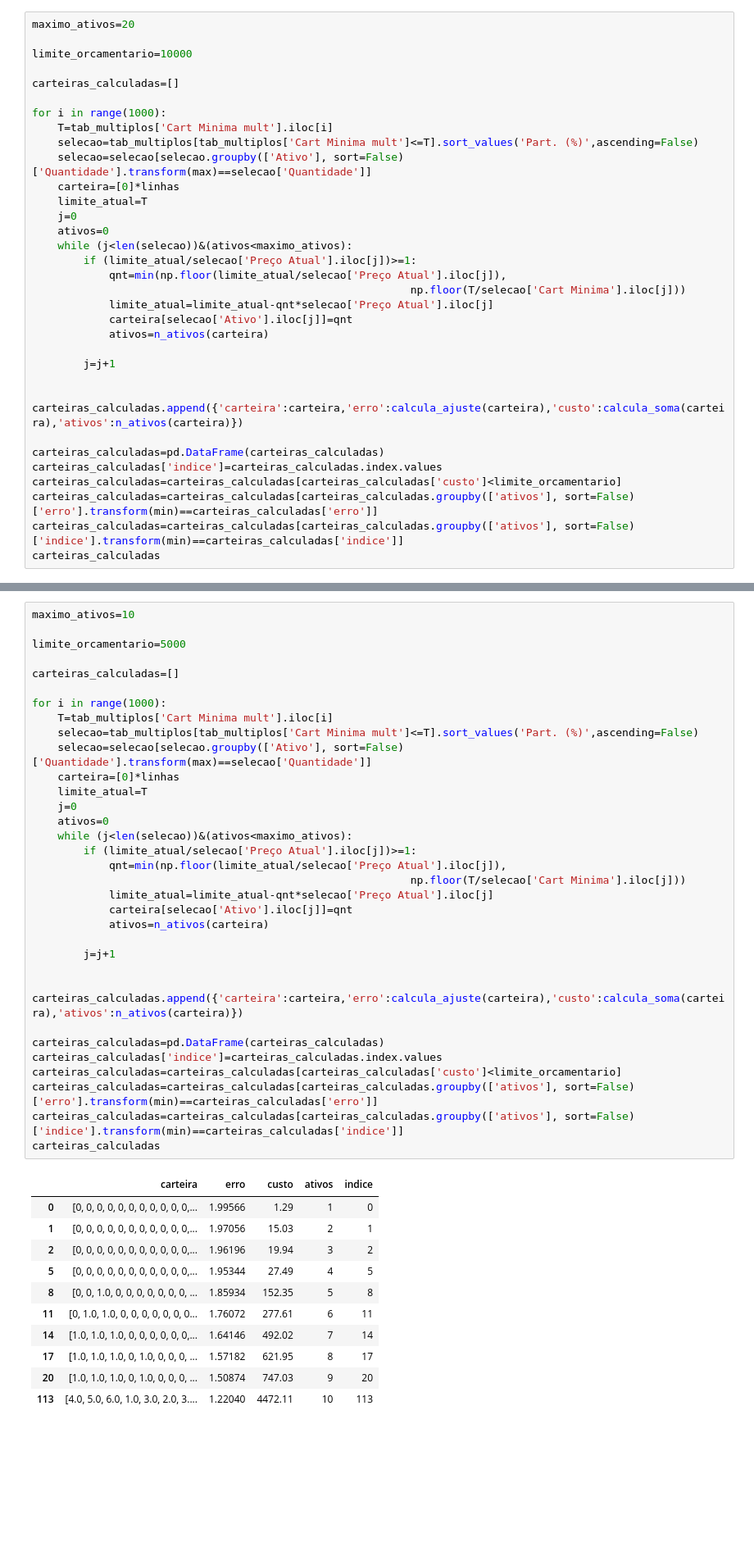
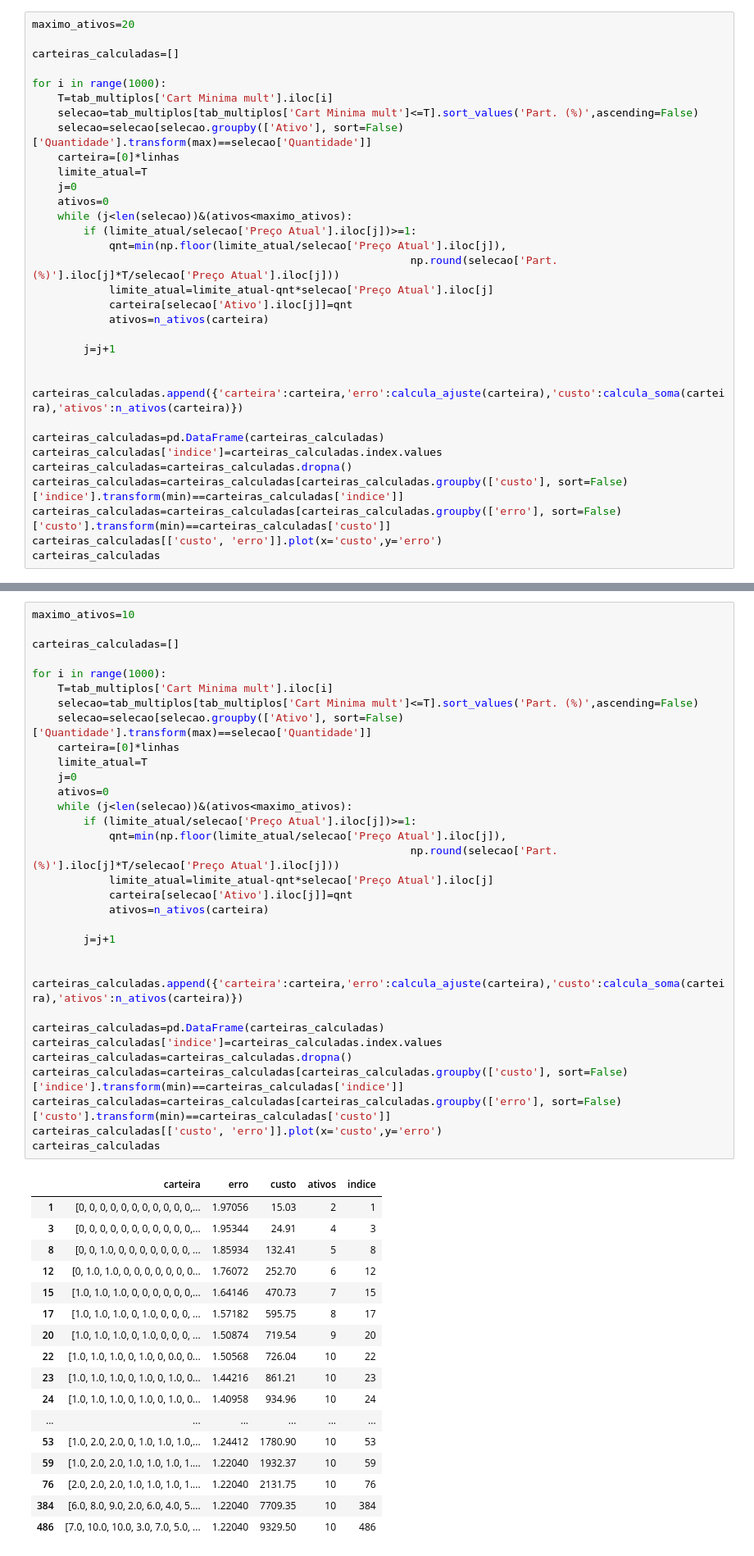
Before and after one commit to augustomaeda/IFIX, a Jupyter notebook: sol_analitica_final.ipynb, the cells around one changed output, grey strips where cells are left out. Shown at 82% size. Drawn from its saved outputs; the diff is of its cells as text; blank space fills up the shorter version.

```diff
--- a/sol_analitica_final.ipynb
+++ b/sol_analitica_final.ipynb
@@ -194,8 +194,6 @@ for i in range(1,len(qnt_max)):
 tab_multiplos=tab_multiplos.sort_values('Cart Minima mult')
 # %%
 maximo_ativos=20
-
-limite_orcamentario=10000
 
 carteiras_calculadas=[]
 
@@ -210,7 +208,7 @@ for i in range(1000):
     while (j<len(selecao))&(ativos<maximo_ativos):
         if (limite_atual/selecao['Preço Atual'].iloc[j])>=1:
             qnt=min(np.floor(limite_atual/selecao['Preço Atual'].iloc[j]),
-                                                           np.floor(T/selecao['Cart Minima'].iloc[j]))
+                                                           np.round(selecao['Part. (%)'].iloc[j]*T/selecao['Preço Atual'].iloc[j]))
             limite_atual=limite_atual-qnt*selecao['Preço Atual'].iloc[j]
             carteira[selecao['Ativo'].iloc[j]]=qnt
             ativos=n_ativos(carteira)
@@ -221,9 +219,10 @@ for i in range(1000):
 
 carteiras_calculadas=pd.DataFrame(carteiras_calculadas)
 carteiras_calculadas['indice']=carteiras_calculadas.index.values
-carteiras_calculadas=carteiras_calculadas[carteiras_calculadas['custo']<limite_orcamentario]
-carteiras_calculadas=carteiras_calculadas[carteiras_calculadas.groupby(['ativos'], sort=False)['erro'].transform(min)==carteiras_calculadas['erro']]
-carteiras_calculadas=carteiras_calculadas[carteiras_calculadas.groupby(['ativos'], sort=False)['indice'].transform(min)==carteiras_calculadas['indice']]
+carteiras_calculadas=carteiras_calculadas.dropna()
+carteiras_calculadas=carteiras_calculadas[carteiras_calculadas.groupby(['custo'], sort=False)['indice'].transform(min)==carteiras_calculadas['indice']]
+carteiras_calculadas=carteiras_calculadas[carteiras_calculadas.groupby(['erro'], sort=False)['custo'].transform(min)==carteiras_calculadas['custo']]
+carteiras_calculadas[['custo', 'erro']].plot(x='custo',y='erro')
 carteiras_calculadas
 # %% [output]
 |  | carteira | erro | custo | ativos | indice |
@@ -246,45 +246,50 @@ carteiras_calculadas
 # %%
 maximo_ativos=10
-
-limite_orcamentario=5000
 
 carteiras_calculadas=[]
 
 for i in range(1000):
     T=tab_multiplos['Cart Minima mult'].iloc[i]
     selecao=tab_multiplos[tab_multiplos['Cart Minima mult']<=T].sort_values('Part. (%)',ascending=False)
     selecao=selecao[selecao.groupby(['Ativo'], sort=False)['Quantidade'].transform(max)==selecao['Quantidade']]
     carteira=[0]*linhas
     limite_atual=T
     j=0
     ativos=0
     while (j<len(selecao))&(ativos<maximo_ativos):
         if (limite_atual/selecao['Preço Atual'].iloc[j])>=1:
             qnt=min(np.floor(limite_atual/selecao['Preço Atual'].iloc[j]),
-                                                           np.floor(T/selecao['Cart Minima'].iloc[j]))
+                                                           np.round(selecao['Part. (%)'].iloc[j]*T/selecao['Preço Atual'].iloc[j]))
             limite_atual=limite_atual-qnt*selecao['Preço Atual'].iloc[j]
             carteira[selecao['Ativo'].iloc[j]]=qnt
             ativos=n_ativos(carteira)
 
         j=j+1
 
     carteiras_calculadas.append({'carteira':carteira,'erro':calcula_ajuste(carteira),'custo':calcula_soma(carteira),'ativos':n_ativos(carteira)})
 
 carteiras_calculadas=pd.DataFrame(carteiras_calculadas)
 carteiras_calculadas['indice']=carteiras_calculadas.index.values
-carteiras_calculadas=carteiras_calculadas[carteiras_calculadas['custo']<limite_orcamentario]
-carteiras_calculadas=carteiras_calculadas[carteiras_calculadas.groupby(['ativos'], sort=False)['erro'].transform(min)==carteiras_calculadas['erro']]
-carteiras_calculadas=carteiras_calculadas[carteiras_calculadas.groupby(['ativos'], sort=False)['indice'].transform(min)==carteiras_calculadas['indice']]
+carteiras_calculadas=carteiras_calculadas.dropna()
+carteiras_calculadas=carteiras_calculadas[carteiras_calculadas.groupby(['custo'], sort=False)['indice'].transform(min)==carteiras_calculadas['indice']]
+carteiras_calculadas=carteiras_calculadas[carteiras_calculadas.groupby(['erro'], sort=False)['custo'].transform(min)==carteiras_calculadas['custo']]
+carteiras_calculadas[['custo', 'erro']].plot(x='custo',y='erro')
 carteiras_calculadas
 # %% [output]
 |  | carteira | erro | custo | ativos | indice |
-| 0 | [0, 0, 0, 0, 0, 0, 0, 0, 0, 0, 0,... | 1.99566 | 1.29 | 1 | 0 |
 | 1 | [0, 0, 0, 0, 0, 0, 0, 0, 0, 0, 0,... | 1.97056 | 15.03 | 2 | 1 |
-| 2 | [0, 0, 0, 0, 0, 0, 0, 0, 0, 0, 0,... | 1.96196 | 19.94 | 3 | 2 |
-| 5 | [0, 0, 0, 0, 0, 0, 0, 0, 0, 0, 0,... | 1.95344 | 27.49 | 4 | 5 |
-| 8 | [0, 0, 1.0, 0, 0, 0, 0, 0, 0, 0, ... | 1.85934 | 152.35 | 5 | 8 |
-| 11 | [0, 1.0, 1.0, 0, 0, 0, 0, 0, 0, 0... | 1.76072 | 277.61 | 6 | 11 |
-| 14 | [1.0, 1.0, 1.0, 0, 0, 0, 0, 0, 0,... | 1.64146 | 492.02 | 7 | 14 |
-| 17 | [1.0, 1.0, 1.0, 0, 1.0, 0, 0, 0, ... | 1.57182 | 621.95 | 8 | 17 |
-| 20 | [1.0, 1.0, 1.0, 0, 1.0, 0, 0, 0, ... | 1.50874 | 747.03 | 9 | 20 |
-| 113 | [4.0, 5.0, 6.0, 1.0, 3.0, 2.0, 3.... | 1.22040 | 4472.11 | 10 | 113 |
+| 3 | [0, 0, 0, 0, 0, 0, 0, 0, 0, 0, 0,... | 1.95344 | 24.91 | 4 | 3 |
+| 8 | [0, 0, 1.0, 0, 0, 0, 0, 0, 0, 0, ... | 1.85934 | 132.41 | 5 | 8 |
+| 12 | [0, 1.0, 1.0, 0, 0, 0, 0, 0, 0, 0... | 1.76072 | 252.70 | 6 | 12 |
+| 15 | [1.0, 1.0, 1.0, 0, 0, 0, 0, 0, 0,... | 1.64146 | 470.73 | 7 | 15 |
+| 17 | [1.0, 1.0, 1.0, 0, 1.0, 0, 0, 0, ... | 1.57182 | 595.75 | 8 | 17 |
+| 20 | [1.0, 1.0, 1.0, 0, 1.0, 0, 0, 0, ... | 1.50874 | 719.54 | 9 | 20 |
+| 22 | [1.0, 1.0, 1.0, 0, 1.0, 0, 0.0, 0... | 1.50568 | 726.04 | 10 | 22 |
+| 23 | [1.0, 1.0, 1.0, 0, 1.0, 0, 1.0, 0... | 1.44216 | 861.21 | 10 | 23 |
+| 24 | [1.0, 1.0, 1.0, 0, 1.0, 0, 1.0, 0... | 1.40958 | 934.96 | 10 | 24 |
+| ... | ... | ... | ... | ... | ... |
+| 53 | [1.0, 2.0, 2.0, 0, 1.0, 1.0, 1.0,... | 1.24412 | 1780.90 | 10 | 53 |
+| 59 | [1.0, 2.0, 2.0, 1.0, 1.0, 1.0, 1.... | 1.22040 | 1932.37 | 10 | 59 |
+| 76 | [2.0, 2.0, 2.0, 1.0, 1.0, 1.0, 1.... | 1.22040 | 2131.75 | 10 | 76 |
+| 384 | [6.0, 8.0, 9.0, 2.0, 6.0, 4.0, 5.... | 1.22040 | 7709.35 | 10 | 384 |
+| 486 | [7.0, 10.0, 10.0, 3.0, 7.0, 5.0, ... | 1.22040 | 9329.50 | 10 | 486 |
```
Also changed, not shown: parts of 6 cells of this notebook.
